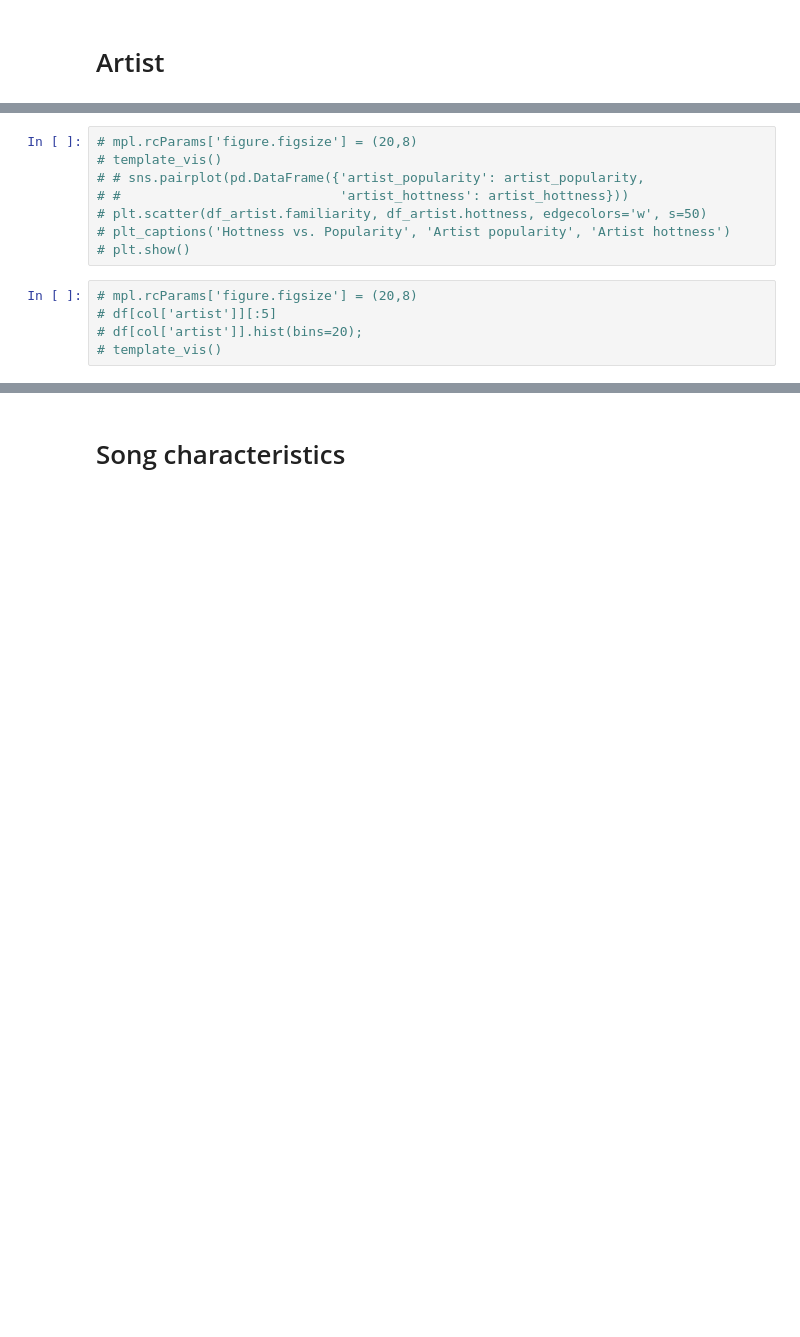
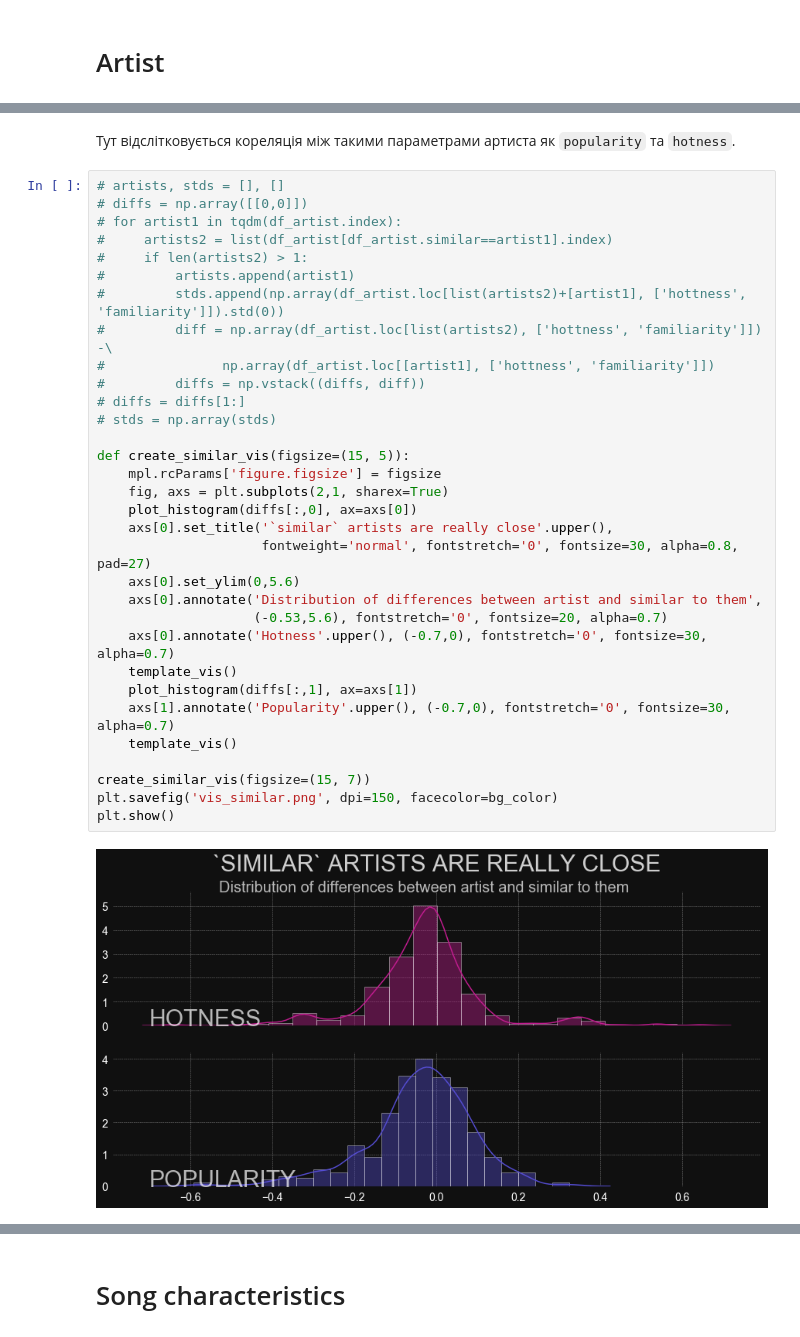
Before and after one commit to ylochman/dataviz, a Jupyter notebook: Assignment-3/hw3.ipynb, the cells around one changed output, grey strips where cells are left out. Drawn from its saved outputs; the diff is of its cells as text; blank space fills up the shorter version.

```diff
--- a/Assignment-3/hw3.ipynb
+++ b/Assignment-3/hw3.ipynb
@@ -297,16 +308,39 @@ plt.savefig('vis_popularity.png', facecolor=bg_color)
 plt.show()
 # %% [output]
 [figure]
-# %%
-# mpl.rcParams['figure.figsize'] = (20,8)
-# template_vis()
-# # sns.pairplot(pd.DataFrame({'artist_popularity': artist_popularity,
-# #                            'artist_hottness': artist_hottness}))
-# plt.scatter(df_artist.familiarity, df_artist.hottness, edgecolors='w', s=50)
-# plt_captions('Hottness vs. Popularity', 'Artist popularity', 'Artist hottness')
-# plt.show()
-# %%
-# mpl.rcParams['figure.figsize'] = (20,8)
-# df[col['artist']][:5]
-# df[col['artist']].hist(bins=20);
-# template_vis()
+# %% [markdown]
+Тут відслітковується кореляція між такими параметрами артиста як `popularity` та `hotness`.
+# %%
+# artists, stds = [], []
+# diffs = np.array([[0,0]])
+# for artist1 in tqdm(df_artist.index):
+#     artists2 = list(df_artist[df_artist.similar==artist1].index)
+#     if len(artists2) > 1:
+#         artists.append(artist1)
+#         stds.append(np.array(df_artist.loc[list(artists2)+[artist1], ['hottness', 'familiarity']]).std(0))
+#         diff = np.array(df_artist.loc[list(artists2), ['hottness', 'familiarity']]) -\
+#               np.array(df_artist.loc[[artist1], ['hottness', 'familiarity']])
+#         diffs = np.vstack((diffs, diff))
+# diffs = diffs[1:]
+# stds = np.array(stds)
+
+def create_similar_vis(figsize=(15, 5)):
+    mpl.rcParams['figure.figsize'] = figsize
+    fig, axs = plt.subplots(2,1, sharex=True)
+    plot_histogram(diffs[:,0], ax=axs[0])
+    axs[0].set_title('`similar` artists are really close'.upper(),
+                     fontweight='normal', fontstretch='0', fontsize=30, alpha=0.8, pad=27)
+    axs[0].set_ylim(0,5.6)
+    axs[0].annotate('Distribution of differences between artist and similar to them',
+                    (-0.53,5.6), fontstretch='0', fontsize=20, alpha=0.7)
+    axs[0].annotate('Hotness'.upper(), (-0.7,0), fontstretch='0', fontsize=30, alpha=0.7)
+    template_vis()
+    plot_histogram(diffs[:,1], ax=axs[1])
+    axs[1].annotate('Popularity'.upper(), (-0.7,0), fontstretch='0', fontsize=30, alpha=0.7)
+    template_vis()
+
+create_similar_vis(figsize=(15, 7))
+plt.savefig('vis_similar.png', dpi=150, facecolor=bg_color)
+plt.show()
+# %% [output]
+[figure, added]
```
Also changed, not shown: parts of 43 cells of this notebook, 11 other files.
